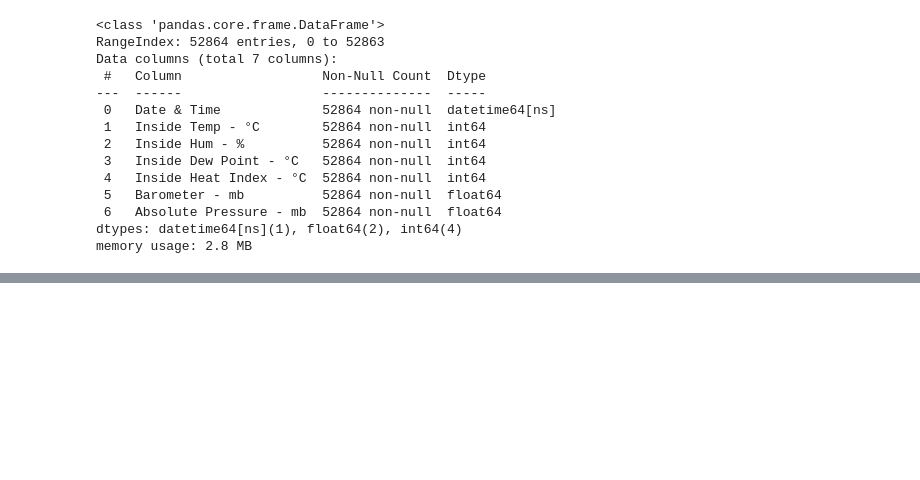
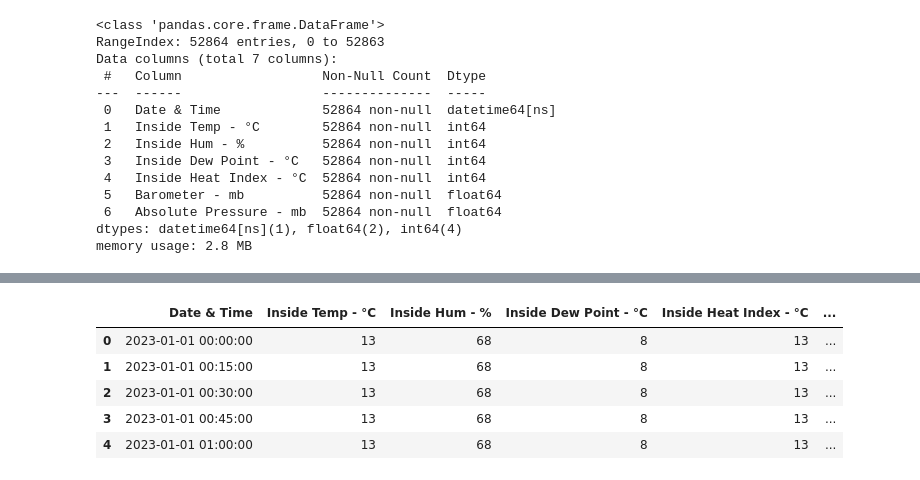
Before and after one commit to oxayavongsa/aai-530-iot, a Jupyter notebook: EDA.ipynb, the cells around one changed output, grey strips where cells are left out. Cells and saved outputs as stored; diff of their text form; code cells hidden in the pictures; blank space fills up the shorter version.

```diff
--- a/EDA.ipynb
+++ b/EDA.ipynb
@@ -574,0 +631,17 @@ memory usage: 2.8 MB
+# %%
+# Define the date range
+start_date = '2023-01-01'
+end_date = '2023-03-31'
+
+# Filter the DataFrame
+df_filtered = df_wLink[(df_wLink['Date & Time'] >= start_date) & (df_wLink['Date & Time'] <= end_date)]
+
+# Check the filtered data
+df_filtered.head()
+# %% [output]
+|  | Date & Time | Inside Temp - °C | Inside Hum - % | Inside Dew Point - °C | Inside Heat Index - °C | ... |
+| 0 | 2023-01-01 00:00:00 | 13 | 68 | 8 | 13 | ... |
+| 1 | 2023-01-01 00:15:00 | 13 | 68 | 8 | 13 | ... |
+| 2 | 2023-01-01 00:30:00 | 13 | 68 | 8 | 13 | ... |
+| 3 | 2023-01-01 00:45:00 | 13 | 68 | 8 | 13 | ... |
+| 4 | 2023-01-01 01:00:00 | 13 | 68 | 8 | 13 | ... |
```
Also changed, not shown: parts of 2 cells of this notebook.
